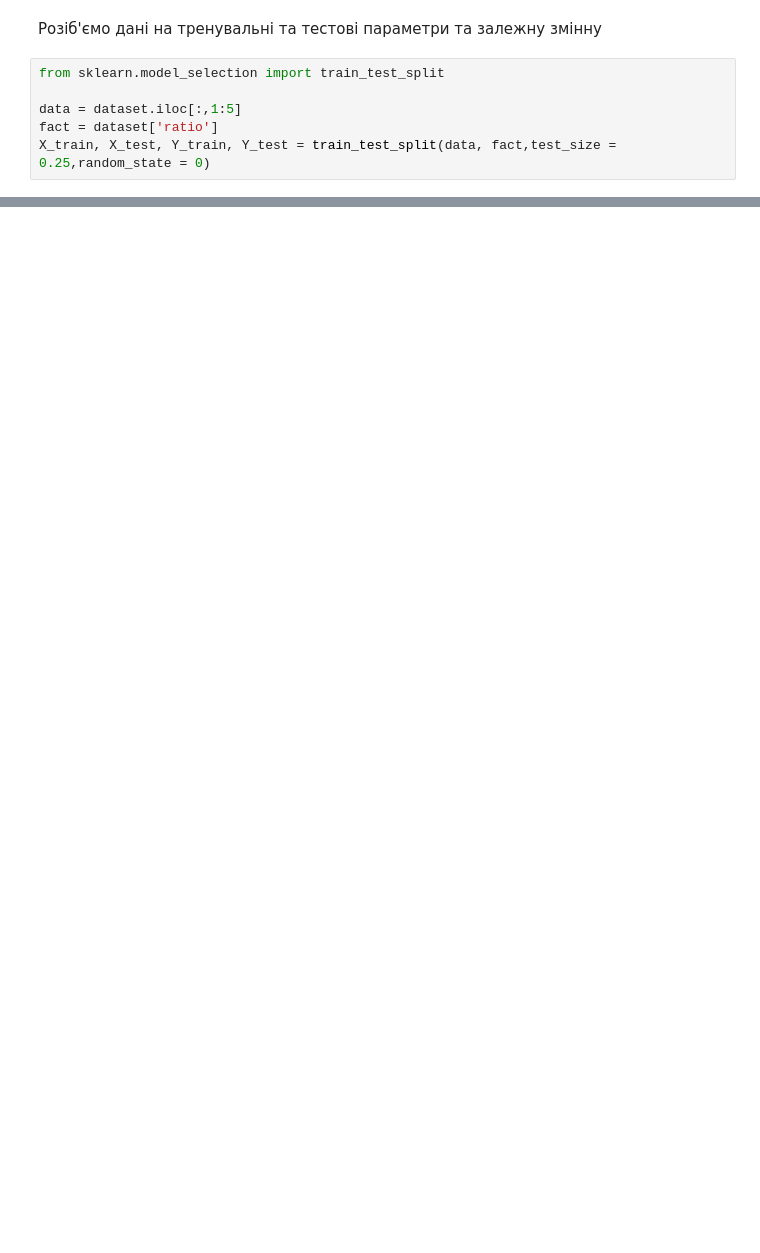
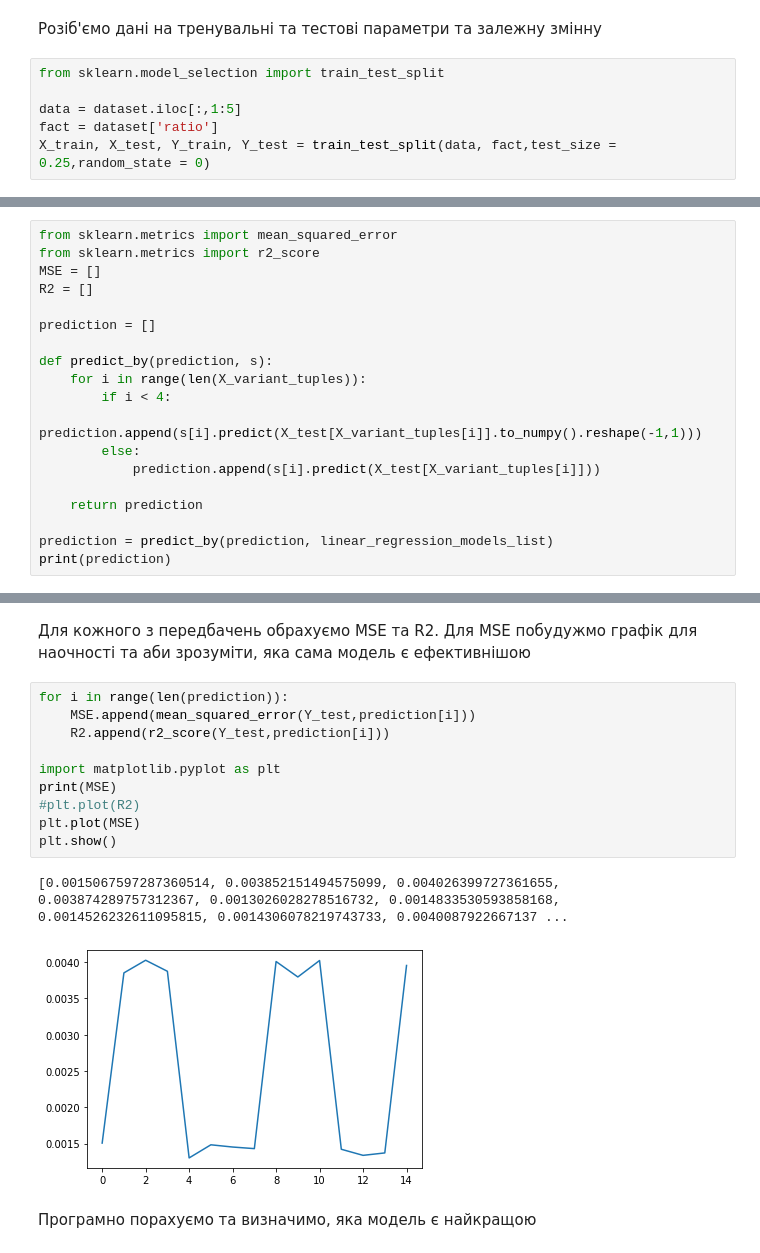
Before and after one commit to YarikHumanities/Canser-Analysis, a Jupyter notebook: methods.ipynb, the cells around one changed output, grey strips where cells are left out. Drawn from its saved outputs; the diff is of its cells as text; blank space fills up the shorter version.

```diff
--- a/methods.ipynb
+++ b/methods.ipynb
@@ -59,0 +88,19 @@ X_train, X_test, Y_train, Y_test = train_test_split(data, fact,test_size = 0.25,
+# %%
+from sklearn.metrics import mean_squared_error
+from sklearn.metrics import r2_score
+MSE = []
+R2 = []
+
+prediction = []
+
+def predict_by(prediction, s):
+    for i in range(len(X_variant_tuples)):
+        if i < 4:
+            prediction.append(s[i].predict(X_test[X_variant_tuples[i]].to_numpy().reshape(-1,1)))
+        else:
+            prediction.append(s[i].predict(X_test[X_variant_tuples[i]]))
+
+    return prediction
+
+prediction = predict_by(prediction, linear_regression_models_list)
+print(prediction)
@@ -59,0 +125,18 @@ X_train, X_test, Y_train, Y_test = train_test_split(data, fact,test_size = 0.25,
+# %% [markdown]
+Для кожного з передбачень обрахуємо MSE та R2.
+Для MSE побудужмо графік для наочності та аби зрозуміти, яка сама модель є ефективнішою
+# %%
+for i in range(len(prediction)):
+    MSE.append(mean_squared_error(Y_test,prediction[i]))
+    R2.append(r2_score(Y_test,prediction[i]))
+
+import matplotlib.pyplot as plt
+print(MSE)
+#plt.plot(R2)
+plt.plot(MSE)
+plt.show()
+# %% [output]
+[0.0015067597287360514, 0.003852151494575099, 0.004026399727361655, 0.003874289757312367, 0.0013026028278516732, 0.0014833530593858168, 0.0014526232611095815, 0.0014306078219743733, 0.0040087922667137 ...
+[figure, added]
+# %% [markdown]
+Програмно порахуємо та визначимо, яка модель є найкращою
```
Also changed, not shown: parts of 16 cells of this notebook.
